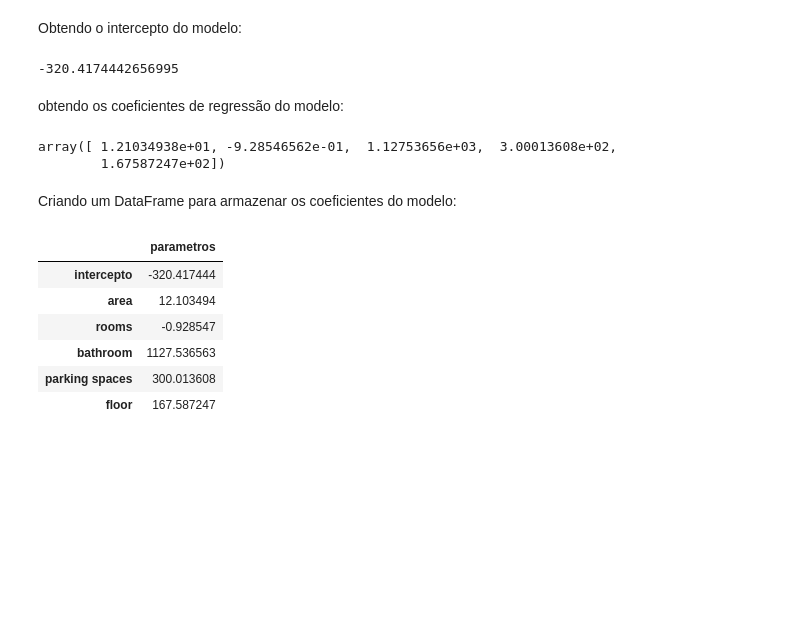
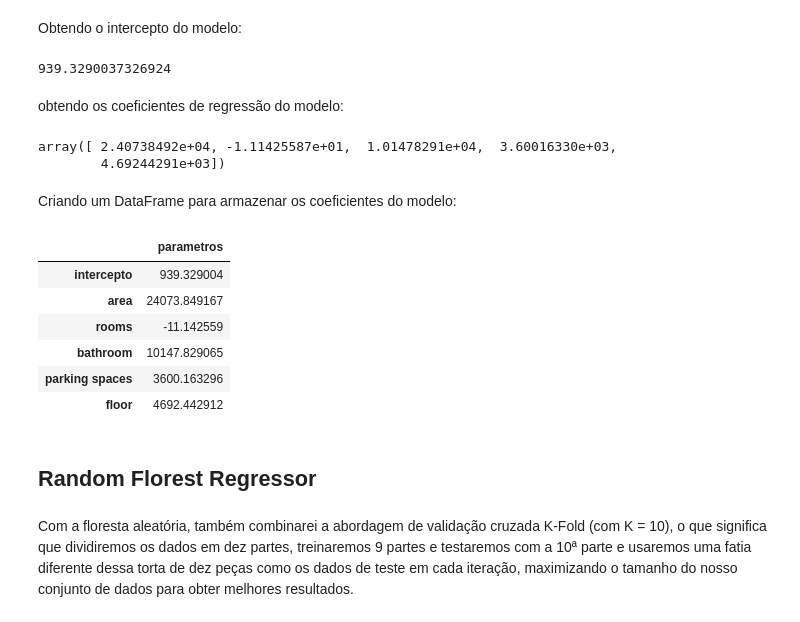
Before and after one commit to IgorFormiga/Data-Science-Projects, a Jupyter notebook: 3_Prediction_Rental_Prices.ipynb, the cells around one changed output. Saved outputs shown, nothing was run; the diff lists cells and outputs as text; code cells hidden in the pictures; blank space fills up the shorter version.

Commit message:
Adicionando o processo de Random Florest Regressor para prever o preço total de aluguel

```diff
--- a/3_Prediction_Rental_Prices.ipynb
+++ b/3_Prediction_Rental_Prices.ipynb
@@ -124,11 +149,11 @@ Tamanhos y_test:  (2132,)
 # %% [markdown]
 Instânciando a classe LinearRegression:
 # %%
-modelo_regressao_linear_simples= LinearRegression()
+modelo_regressao_linear = LinearRegression()
 # %% [markdown]
 Utilizando o método fit do objeto "modelo_regressao_linear_simples" para estimar nosso modelo linear utilizando os dados de treino:
 # %%
-modelo_regressao_linear_simples.fit(X_train, y_train)
+modelo_regressao_linear.fit(X_train, y_train)
 # %% [output]
 LinearRegression()
 # %% [markdown]
@@ -152,30 +177,34 @@ Analisando o desempenho através do coeficiente de determinação mostra que o m
 # %% [markdown]
 Obtendo o intercepto do modelo:
 # %%
-intercepto = modelo_regressao_linear_simples.intercept_
+intercepto = modelo_regressao_linear.intercept_
 intercepto
 # %% [output]
--320.4174442656995
+939.3290037326924
 # %% [markdown]
 obtendo os coeficientes de regressão do modelo:
 # %%
-coefs = modelo_regressao_linear_simples.coef_
+coefs = modelo_regressao_linear.coef_
 coefs
 # %% [output]
-array([ 1.21034938e+01, -9.28546562e-01,  1.12753656e+03,  3.00013608e+02,
-        1.67587247e+02])
+array([ 2.40738492e+04, -1.11425587e+01,  1.01478291e+04,  3.60016330e+03,
+        4.69244291e+03])
 # %% [markdown]
 Criando um DataFrame para armazenar os coeficientes do modelo:
 # %%
-coeficiente_modelo_regressao_linear_simples = pd.DataFrame(data=np.append(intercepto, coefs),
+coeficiente_modelo_regressao_linear = pd.DataFrame(data=np.append(intercepto, coefs),
                                                             index=['intercepto','area', 'rooms', 'bathroom', 'parking spaces', 'floor'],
                                                             columns=['parametros'])
-coeficiente_modelo_regressao_linear_simples
+coeficiente_modelo_regressao_linear
 # %% [output]
 |  | parametros |
-| intercepto | -320.417444 |
-| area | 12.103494 |
-| rooms | -0.928547 |
-| bathroom | 1127.536563 |
-| parking spaces | 300.013608 |
-| floor | 167.587247 |
+| intercepto | 939.329004 |
+| area | 24073.849167 |
+| rooms | -11.142559 |
+| bathroom | 10147.829065 |
+| parking spaces | 3600.163296 |
+| floor | 4692.442912 |
+# %% [markdown]
+## Random Florest Regressor
+# %% [markdown]
+Com a floresta aleatória, também combinarei a abordagem de validação cruzada K-Fold (com K = 10), o que significa que dividiremos os dados em dez partes, treinaremos 9 partes e testaremos com a 10ª parte e usaremos uma fatia diferente dessa torta de dez peças como os dados de teste em cada iteração, maximizando o tamanho do nosso conjunto de dados para obter melhores resultados.
```
Also changed, not shown: parts of 19 cells of this notebook, 1 other file.
